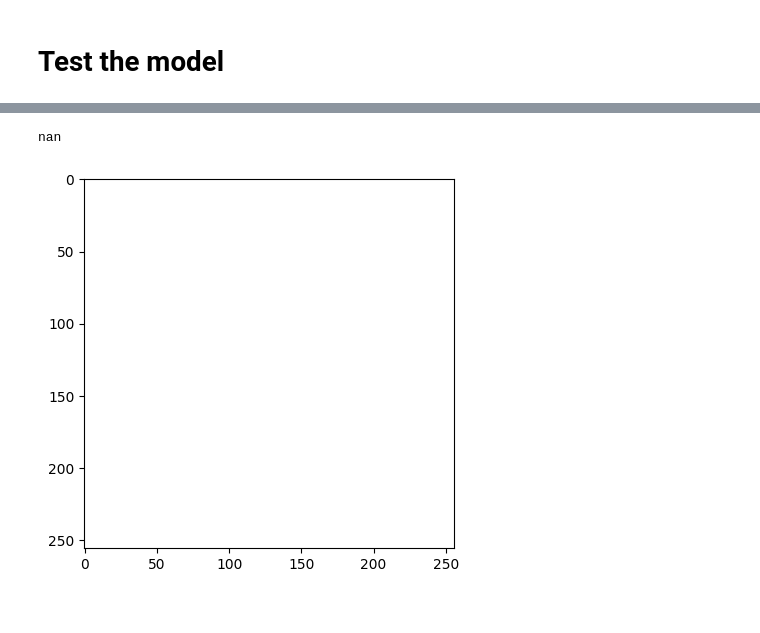
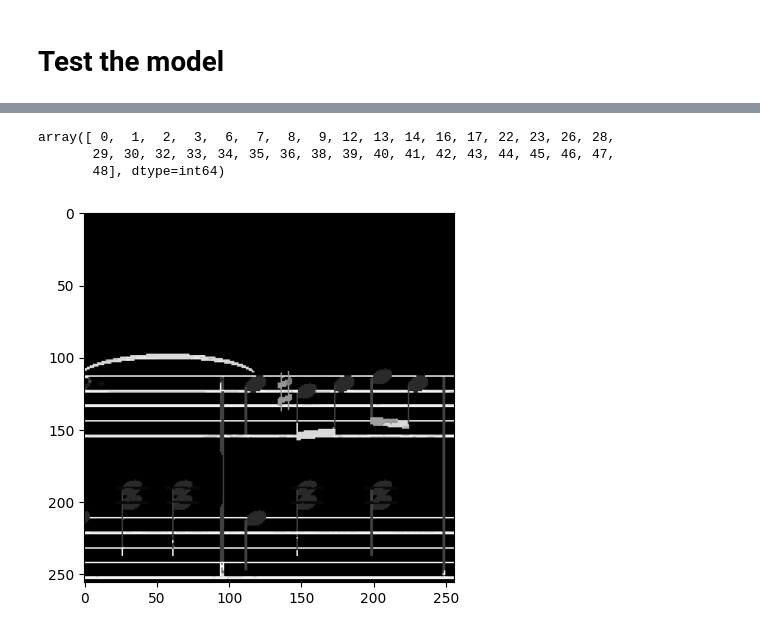
Before and after one commit to nudopnu/omr-unet, a Jupyter notebook: 04_train.ipynb, the cells around one changed output, grey strips where cells are left out. Saved outputs shown, nothing was run; the diff lists cells and outputs as text; code cells hidden in the pictures.

```diff
--- a/04_train.ipynb
+++ b/04_train.ipynb
@@ -197,11 +199,16 @@ Epoch 13: val_loss did not improve from inf
 # %% [markdown]
 # Test the model
 # %%
+model = tf.keras.models.load_model('test3.h5')
+
 img = cv2.imread("../../datasets/samples/sample_001.png", cv2.IMREAD_GRAYSCALE)
+img = np.array((img - np.mean(img)) / np.std(img)).astype(np.uint8)
 
 x, y = 200, 200
 pred = model.predict(img[None, x:x+256, y:y+256, None])[0]
 
-plt.imshow(pred[..., 11])
-np.mean(pred[..., 13])
+plt.imshow(np.argmax(pred, axis=2),cmap="gray")
+np.unique(np.argmax(pred, axis=2))
+# plt.imshow(pred[..., 11])
+# np.mean(pred[..., 13])
 # %% [output]
@@ -209,2 +216,4 @@ np.mean(pred[..., 13])
-nan
+array([ 0,  1,  2,  3,  6,  7,  8,  9, 12, 13, 14, 16, 17, 22, 23, 26, 28,
+       29, 30, 32, 33, 34, 35, 36, 38, 39, 40, 41, 42, 43, 44, 45, 46, 47,
+       48], dtype=int64)
-[figure, old version]
+[figure, new version]
```
Also changed, not shown: parts of 9 cells of this notebook, 1 other file.
